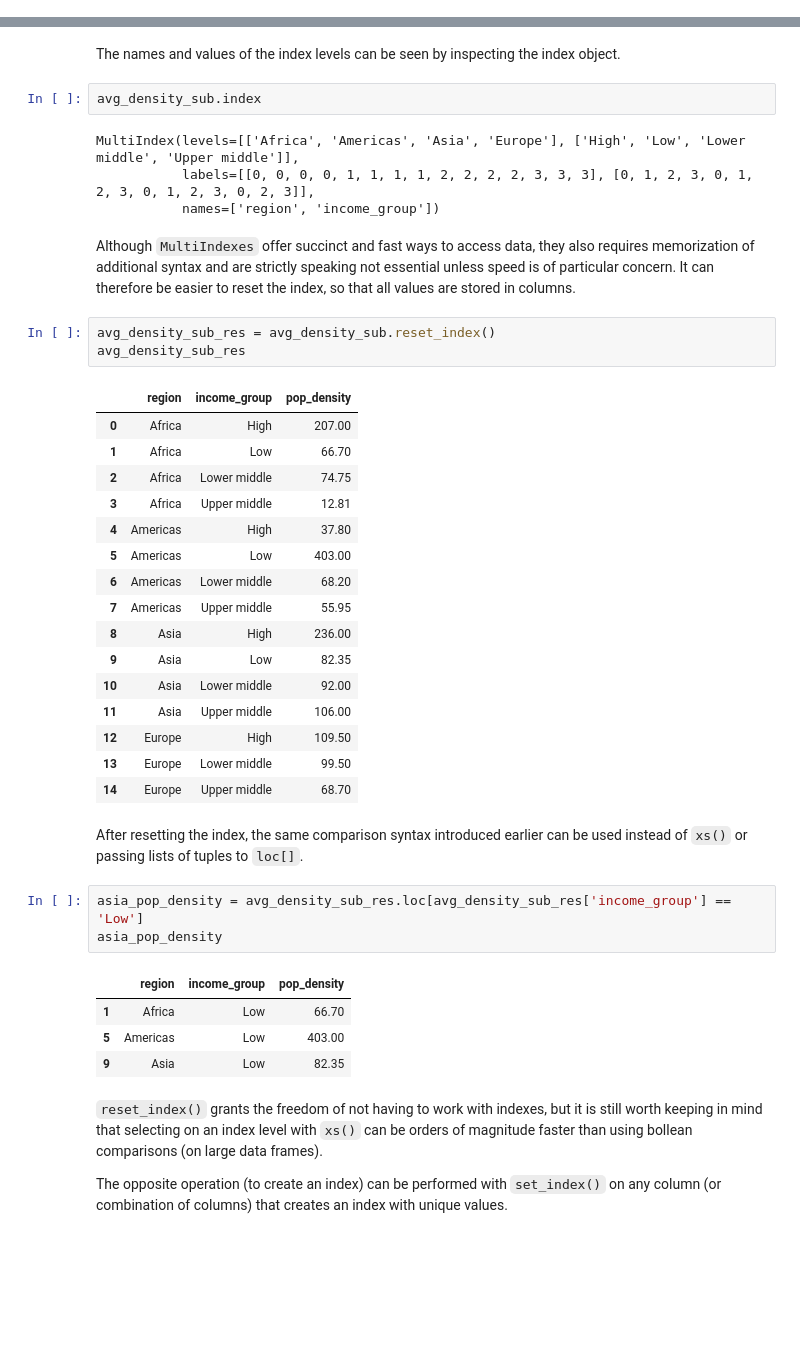
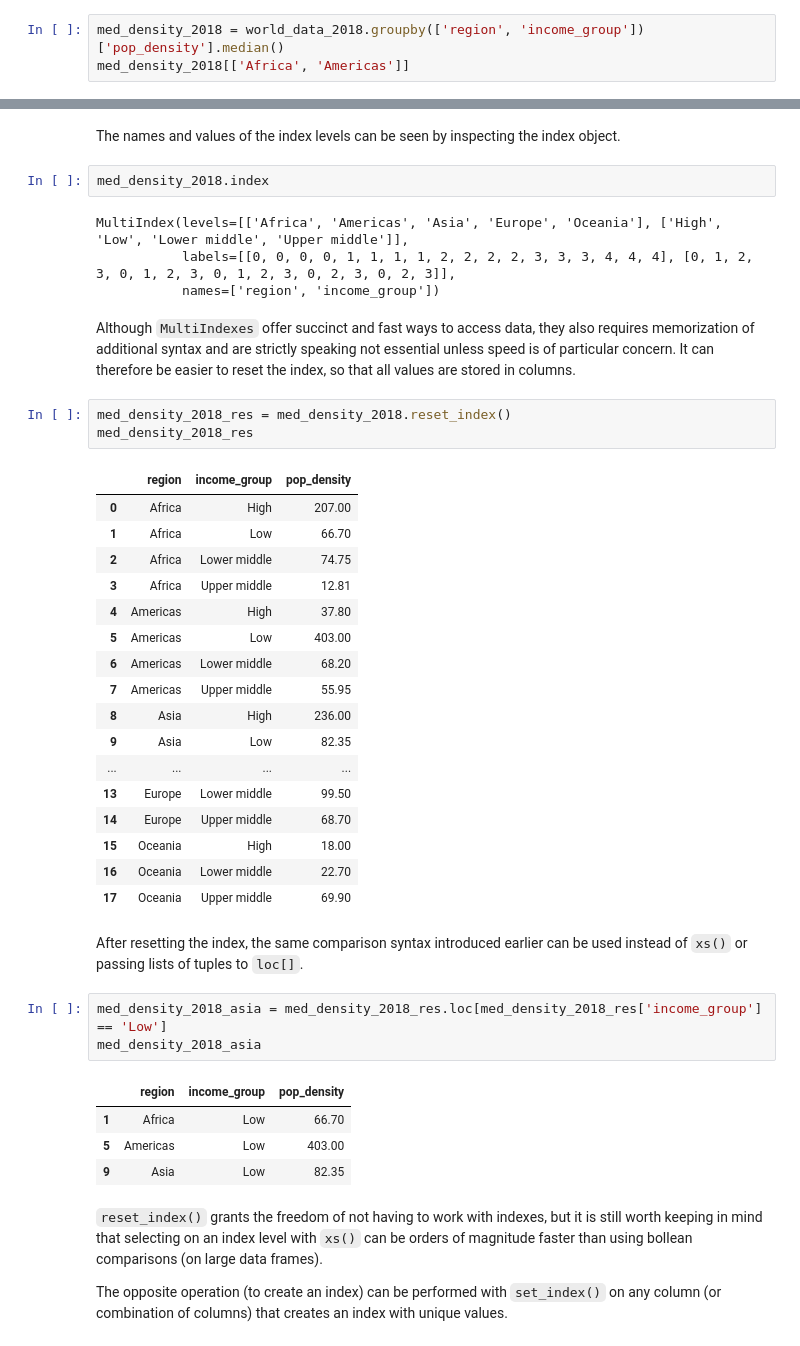
Before and after one commit to UofTCoders/2018-09-10-utoronto, a Jupyter notebook: code/2-dataframes-gapminder.ipynb, the cells around one changed output, grey strips where cells are left out. Cells and saved outputs as stored; diff of their text form; blank space fills up the shorter version.

Commit message:
Update with Oceania data back in and change some var names

```diff
--- a/code/2-dataframes-gapminder.ipynb
+++ b/code/2-dataframes-gapminder.ipynb
@@ -1015,0 +1022,3 @@ Name: pop_density, dtype: float64
+# %%
+med_density_2018 = world_data_2018.groupby(['region', 'income_group'])['pop_density'].median()
+med_density_2018[['Africa', 'Americas']]
@@ -1035,43 +1055,44 @@ Name: pop_density, dtype: float64
 # %% [markdown]
 The names and values of the index levels can be seen by inspecting the index object.
 # %%
-avg_density_sub.index
+med_density_2018.index
 # %% [output]
-MultiIndex(levels=[['Africa', 'Americas', 'Asia', 'Europe'], ['High', 'Low', 'Lower middle', 'Upper middle']],
-           labels=[[0, 0, 0, 0, 1, 1, 1, 1, 2, 2, 2, 2, 3, 3, 3], [0, 1, 2, 3, 0, 1, 2, 3, 0, 1, 2, 3, 0, 2, 3]],
+MultiIndex(levels=[['Africa', 'Americas', 'Asia', 'Europe', 'Oceania'], ['High', 'Low', 'Lower middle', 'Upper middle']],
+           labels=[[0, 0, 0, 0, 1, 1, 1, 1, 2, 2, 2, 2, 3, 3, 3, 4, 4, 4], [0, 1, 2, 3, 0, 1, 2, 3, 0, 1, 2, 3, 0, 2, 3, 0, 2, 3]],
            names=['region', 'income_group'])
 # %% [markdown]
 Although `MultiIndexes` offer succinct and fast ways to access data, they also requires memorization of additional syntax and are strictly speaking not essential unless speed is of particular concern. It can therefore be easier to reset the index, so that all values are stored in columns.
-# %%
-avg_density_sub_res = avg_density_sub.reset_index()
-avg_density_sub_res
-# %% [output]
-|  | region | income_group | pop_density |
-| 0 | Africa | High | 207.00 |
-| 1 | Africa | Low | 66.70 |
-| 2 | Africa | Lower middle | 74.75 |
-| 3 | Africa | Upper middle | 12.81 |
-| 4 | Americas | High | 37.80 |
-| 5 | Americas | Low | 403.00 |
-| 6 | Americas | Lower middle | 68.20 |
-| 7 | Americas | Upper middle | 55.95 |
-| 8 | Asia | High | 236.00 |
-| 9 | Asia | Low | 82.35 |
-| 10 | Asia | Lower middle | 92.00 |
-| 11 | Asia | Upper middle | 106.00 |
-| 12 | Europe | High | 109.50 |
-| 13 | Europe | Lower middle | 99.50 |
-| 14 | Europe | Upper middle | 68.70 |
+# %%
+med_density_2018_res = med_density_2018.reset_index()
+med_density_2018_res
+# %% [output]
+|  | region | income_group | pop_density |
+| 0 | Africa | High | 207.00 |
+| 1 | Africa | Low | 66.70 |
+| 2 | Africa | Lower middle | 74.75 |
+| 3 | Africa | Upper middle | 12.81 |
+| 4 | Americas | High | 37.80 |
+| 5 | Americas | Low | 403.00 |
+| 6 | Americas | Lower middle | 68.20 |
+| 7 | Americas | Upper middle | 55.95 |
+| 8 | Asia | High | 236.00 |
+| 9 | Asia | Low | 82.35 |
+| ... | ... | ... | ... |
+| 13 | Europe | Lower middle | 99.50 |
+| 14 | Europe | Upper middle | 68.70 |
+| 15 | Oceania | High | 18.00 |
+| 16 | Oceania | Lower middle | 22.70 |
+| 17 | Oceania | Upper middle | 69.90 |
 # %% [markdown]
 After resetting the index, the same comparison syntax introduced earlier can be used instead of `xs()` or passing lists of tuples to `loc[]`.
-# %%
-asia_pop_density = avg_density_sub_res.loc[avg_density_sub_res['income_group'] == 'Low']
-asia_pop_density
-# %% [output]
-|  | region | income_group | pop_density |
-| 1 | Africa | Low | 66.70 |
-| 5 | Americas | Low | 403.00 |
-| 9 | Asia | Low | 82.35 |
+# %%
+med_density_2018_asia = med_density_2018_res.loc[med_density_2018_res['income_group'] == 'Low']
+med_density_2018_asia
+# %% [output]
+|  | region | income_group | pop_density |
+| 1 | Africa | Low | 66.70 |
+| 5 | Americas | Low | 403.00 |
+| 9 | Asia | Low | 82.35 |
 # %% [markdown]
 `reset_index()` grants the freedom of not having to work with indexes, but it is still worth keeping in mind that selecting on an index level with `xs()` can be orders of magnitude faster than using bollean comparisons (on large data frames).
 
```
Also changed, not shown: parts of 36 cells of this notebook.
